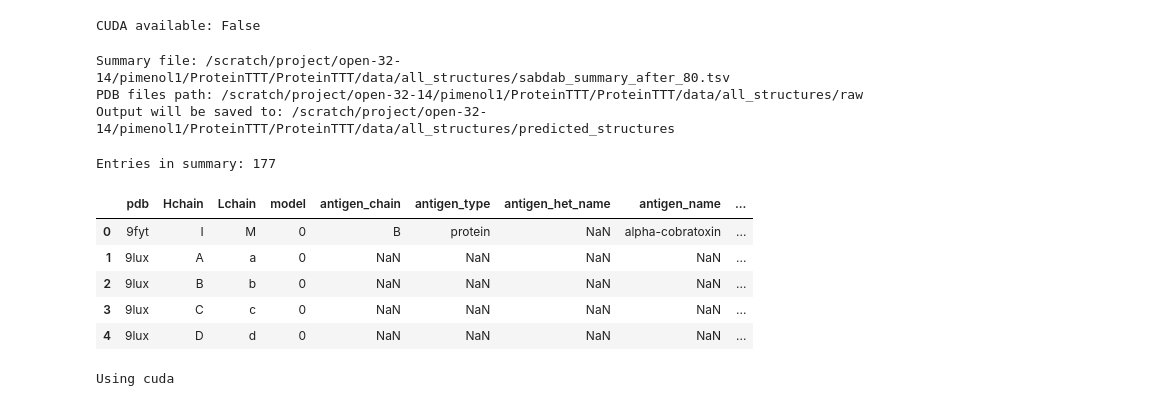
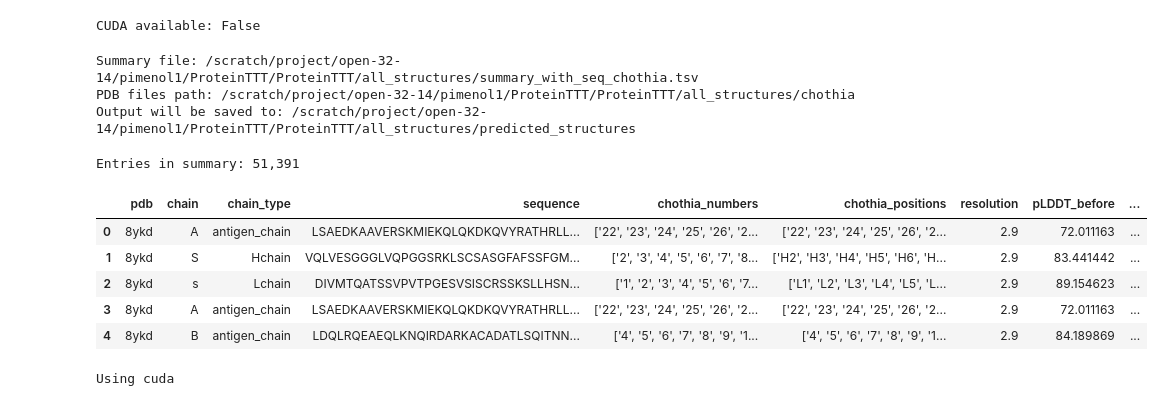
Before and after one commit to pimenol/ProteinTTT, a Jupyter notebook: notebooks/SAbDab.ipynb, the cells around one changed output. Drawn from its saved outputs; the diff is of its cells as text; code cells hidden in the pictures.

Commit message:
train antigen

```diff
--- a/notebooks/SAbDab.ipynb
+++ b/notebooks/SAbDab.ipynb
@@ -22,32 +22,33 @@ from proteinttt.models.esmfold import ESMFoldTTT, DEFAULT_ESMFOLD_TTT_CFG
 from proteinttt.utils.structure import calculate_tm_score, lddt_score
 
 pd.set_option("display.max_columns", 500)
-pd.set_option("display.max_rows", 10000)
+pd.set_option("display.max_rows", 100)
 pd.set_option("max_colwidth", 100)
 
-base_path = Path("/scratch/project/open-32-14/pimenol1/ProteinTTT/ProteinTTT/data/all_structures")
-SABDAB_SUMMARY_PATH = base_path / Path("sabdab_summary_after_80.tsv")
+base_path = Path("/scratch/project/open-32-14/pimenol1/ProteinTTT/ProteinTTT/all_structures")
+SABDAB_SUMMARY_PATH = base_path / Path("summary_with_seq_chothia.tsv")
 OUTPUT_PATH = base_path / Path('predicted_structures')
-PDB_FILES_PATH = base_path / Path("raw")
+PDB_FILES_PATH = base_path / Path("chothia")
 os.makedirs(OUTPUT_PATH, exist_ok=True)
 
 print(f"Summary file: {SABDAB_SUMMARY_PATH}")
 print(f"PDB files path: {PDB_FILES_PATH}")
 print(f"Output will be saved to: {OUTPUT_PATH}")
 # %% [output]
-Summary file: /scratch/project/open-32-14/pimenol1/ProteinTTT/ProteinTTT/data/all_structures/sabdab_summary_after_80.tsv
-PDB files path: /scratch/project/open-32-14/pimenol1/ProteinTTT/ProteinTTT/data/all_structures/raw
-Output will be saved to: /scratch/project/open-32-14/pimenol1/ProteinTTT/ProteinTTT/data/all_structures/predicted_structures
+Summary file: /scratch/project/open-32-14/pimenol1/ProteinTTT/ProteinTTT/all_structures/summary_with_seq_chothia.tsv
+PDB files path: /scratch/project/open-32-14/pimenol1/ProteinTTT/ProteinTTT/all_structures/chothia
+Output will be saved to: /scratch/project/open-32-14/pimenol1/ProteinTTT/ProteinTTT/all_structures/predicted_structures
 # %%
 df = pd.read_csv(SABDAB_SUMMARY_PATH, sep="\t", low_memory=False)
 print(f"Entries in summary: {len(df):,}")
+df = df.query("chain_type == 'antigen_chain'").drop_duplicates(subset=['pdb'])
 df.head(5)
 # %% [output]
-Entries in summary: 177
+Entries in summary: 51,391
-|  | pdb | Hchain | Lchain | model | antigen_chain | antigen_type | antigen_het_name | antigen_name | ... |
-| 0 | 9fyt | I | M | 0 | B | protein | NaN | alpha-cobratoxin | ... |
-| 1 | 9lux | A | a | 0 | NaN | NaN | NaN | NaN | ... |
-| 2 | 9lux | B | b | 0 | NaN | NaN | NaN | NaN | ... |
-| 3 | 9lux | C | c | 0 | NaN | NaN | NaN | NaN | ... |
-| 4 | 9lux | D | d | 0 | NaN | NaN | NaN | NaN | ... |
+|  | pdb | chain | chain_type | sequence | chothia_numbers | chothia_positions | resolution | pLDDT_before | ... |
+| 0 | 8ykd | A | antigen_chain | LSAEDKAAVERSKMIEKQLQKDKQVYRATHRLL... | ['22', '23', '24', '25', '26', '2... | ['22', '23', '24', '25', '26', '2... | 2.9 | 72.011163 | ... |
+| 1 | 8ykd | S | Hchain | VQLVESGGGLVQPGGSRKLSCSASGFAFSSFGM... | ['2', '3', '4', '5', '6', '7', '8... | ['H2', 'H3', 'H4', 'H5', 'H6', 'H... | 2.9 | 83.441442 | ... |
+| 2 | 8ykd | s | Lchain | DIVMTQATSSVPVTPGESVSISCRSSKSLLHSN... | ['1', '2', '3', '4', '5', '6', '7... | ['L1', 'L2', 'L3', 'L4', 'L5', 'L... | 2.9 | 89.154623 | ... |
+| 3 | 8ykd | A | antigen_chain | LSAEDKAAVERSKMIEKQLQKDKQVYRATHRLL... | ['22', '23', '24', '25', '26', '2... | ['22', '23', '24', '25', '26', '2... | 2.9 | 72.011163 | ... |
+| 4 | 8ykd | B | antigen_chain | LDQLRQEAEQLKNQIRDARKACADATLSQITNN... | ['4', '5', '6', '7', '8', '9', '1... | ['4', '5', '6', '7', '8', '9', '1... | 2.9 | 84.189869 | ... |
 # %%
```
Also changed, not shown: parts of 7 cells of this notebook.
